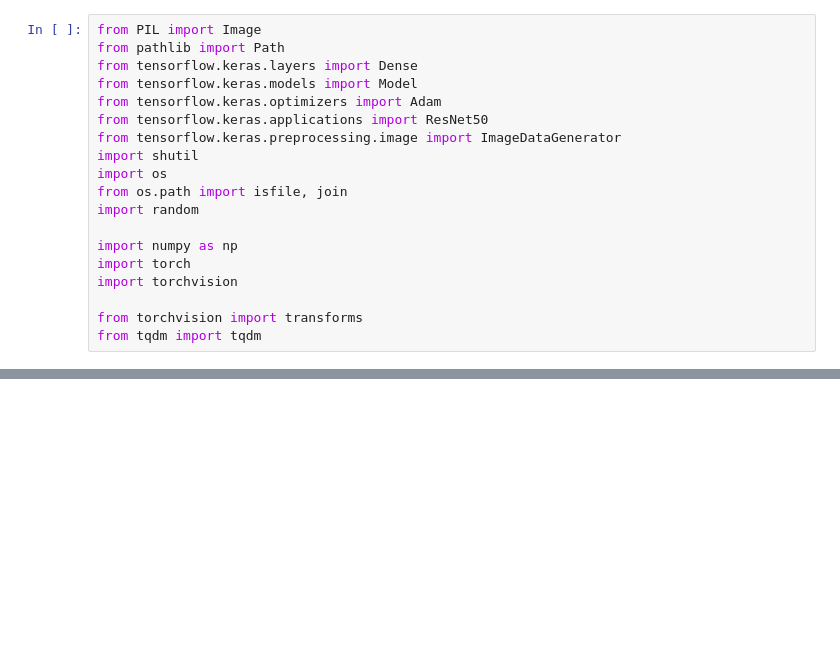
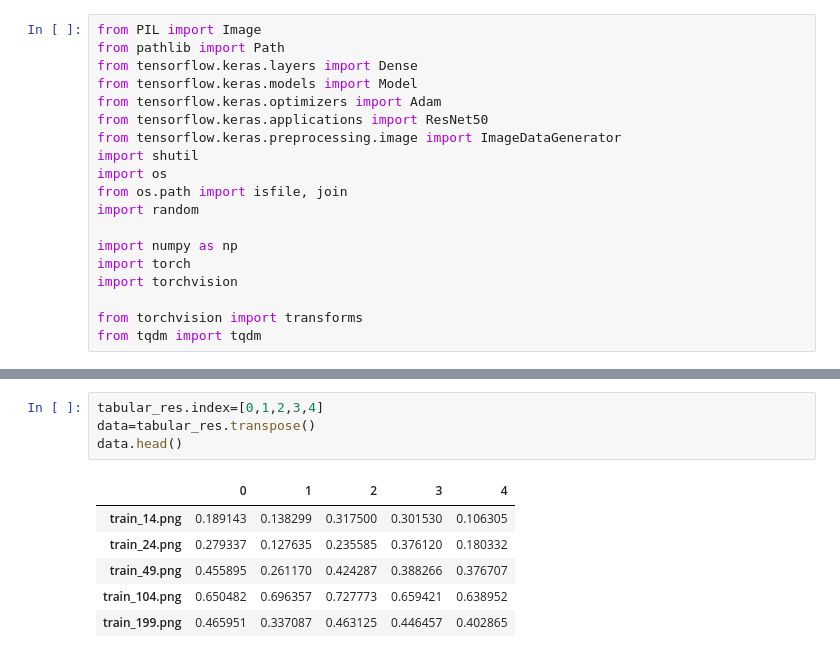
Before and after one commit to PeterTKovacs/mosquito_recoginition, a Jupyter notebook: APRO_baseline.ipynb, the cells around one changed output, grey strips where cells are left out. Cells and saved outputs as stored; diff of their text form; blank space fills up the shorter version.

```diff
--- a/APRO_baseline.ipynb
+++ b/APRO_baseline.ipynb
@@ -481,0 +490,11 @@ ResNet(
+# %%
+tabular_res.index=[0,1,2,3,4]
+data=tabular_res.transpose()
+data.head()
+# %% [output]
+|  | 0 | 1 | 2 | 3 | 4 |
+| train_14.png | 0.189143 | 0.138299 | 0.317500 | 0.301530 | 0.106305 |
+| train_24.png | 0.279337 | 0.127635 | 0.235585 | 0.376120 | 0.180332 |
+| train_49.png | 0.455895 | 0.261170 | 0.424287 | 0.388266 | 0.376707 |
+| train_104.png | 0.650482 | 0.696357 | 0.727773 | 0.659421 | 0.638952 |
+| train_199.png | 0.465951 | 0.337087 | 0.463125 | 0.446457 | 0.402865 |
```
Also changed, not shown: parts of 35 cells of this notebook.
